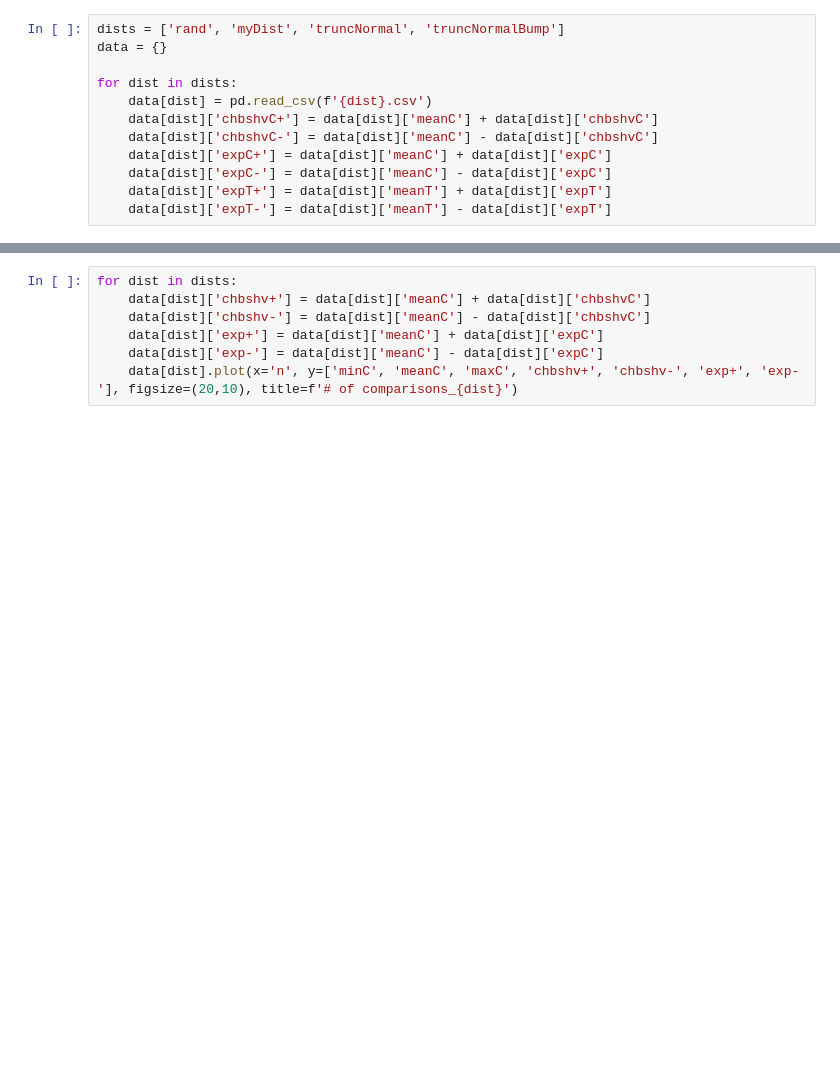
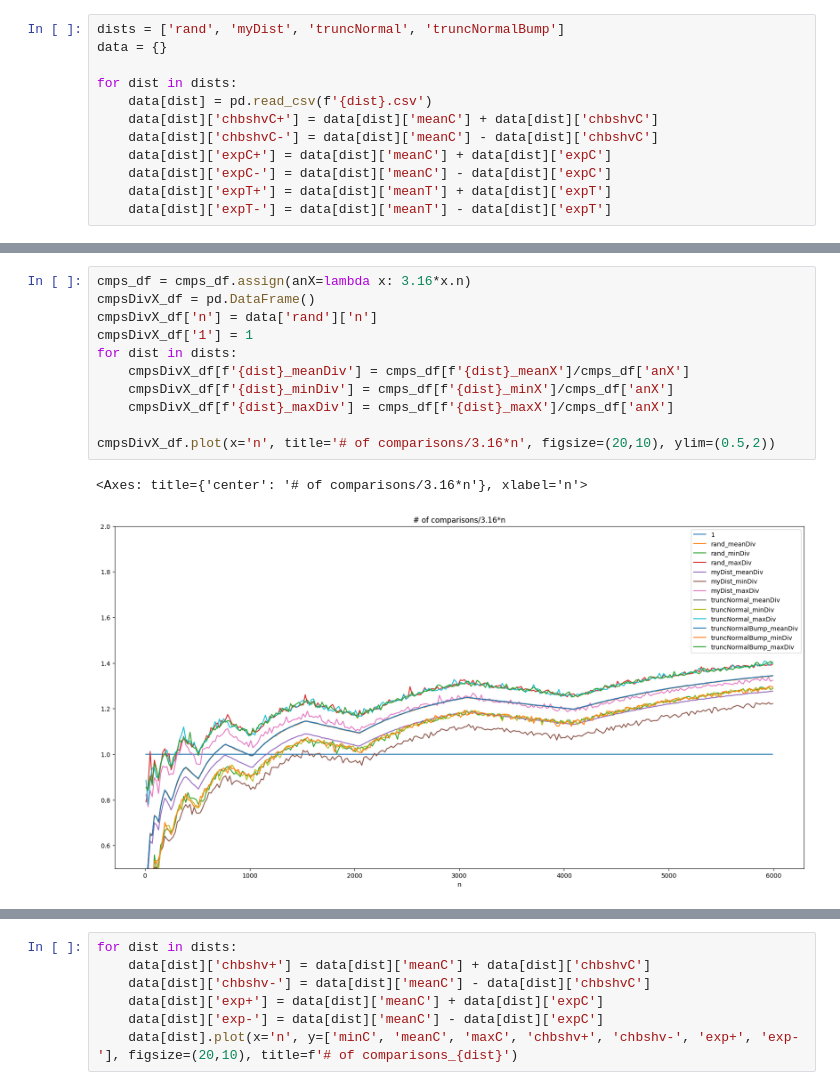
Before and after one commit to pucikplay/MPA, a Jupyter notebook: L4/l4.ipynb, the cells around one changed output, grey strips where cells are left out. Drawn from its saved outputs; the diff is of its cells as text; blank space fills up the shorter version.

```diff
--- a/L4/l4.ipynb
+++ b/L4/l4.ipynb
@@ -58,3 +58,17 @@ cmpsDiv_df.plot(x='n', title='# of comparisons/1.16*n', figsize=(20,10), ylim=(0
+# %%
+cmps_df = cmps_df.assign(anX=lambda x: 3.16*x.n)
+cmpsDivX_df = pd.DataFrame()
+cmpsDivX_df['n'] = data['rand']['n']
+cmpsDivX_df['1'] = 1
+for dist in dists:
+    cmpsDivX_df[f'{dist}_meanDiv'] = cmps_df[f'{dist}_meanX']/cmps_df['anX']
+    cmpsDivX_df[f'{dist}_minDiv'] = cmps_df[f'{dist}_minX']/cmps_df['anX']
+    cmpsDivX_df[f'{dist}_maxDiv'] = cmps_df[f'{dist}_maxX']/cmps_df['anX']
+
+cmpsDivX_df.plot(x='n', title='# of comparisons/3.16*n', figsize=(20,10), ylim=(0.5,2))
+# %% [output]
+<Axes: title={'center': '# of comparisons/3.16*n'}, xlabel='n'>
+[figure, added]
 # %%
 dist_df = pd.DataFrame()
 dist_df['n'] = data['rand']['n']
```
Also changed, not shown: parts of 7 cells of this notebook, 5 other files.
